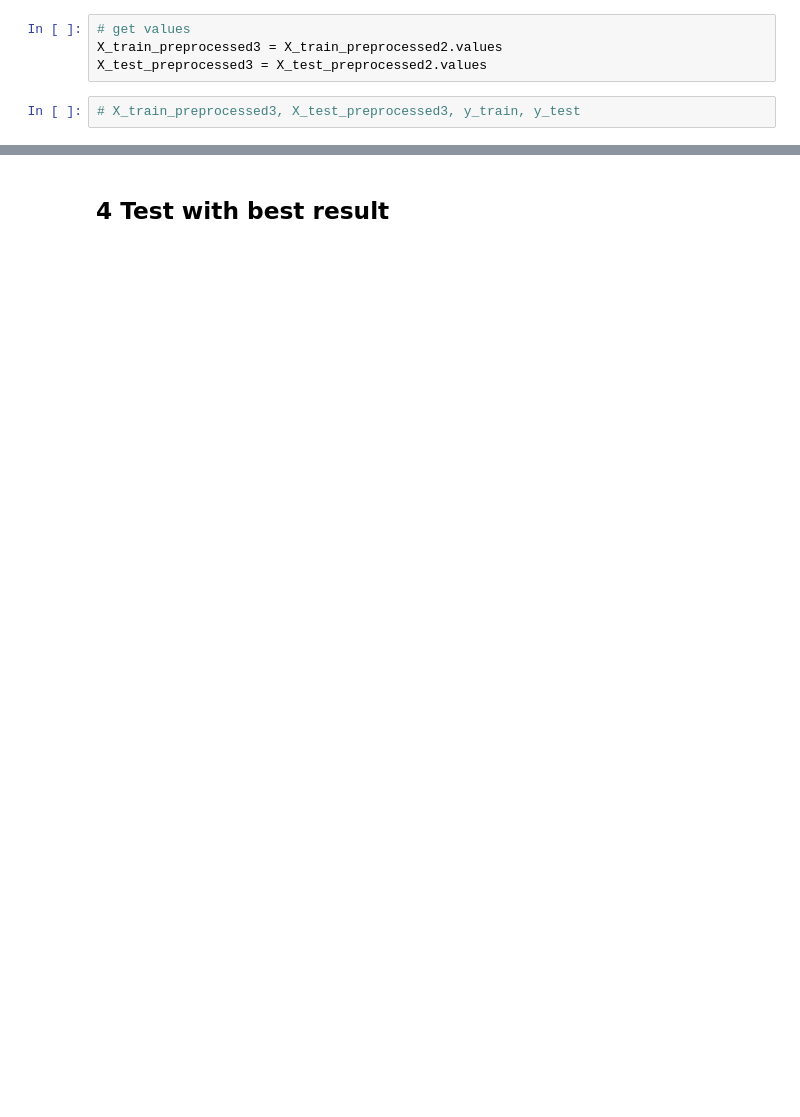
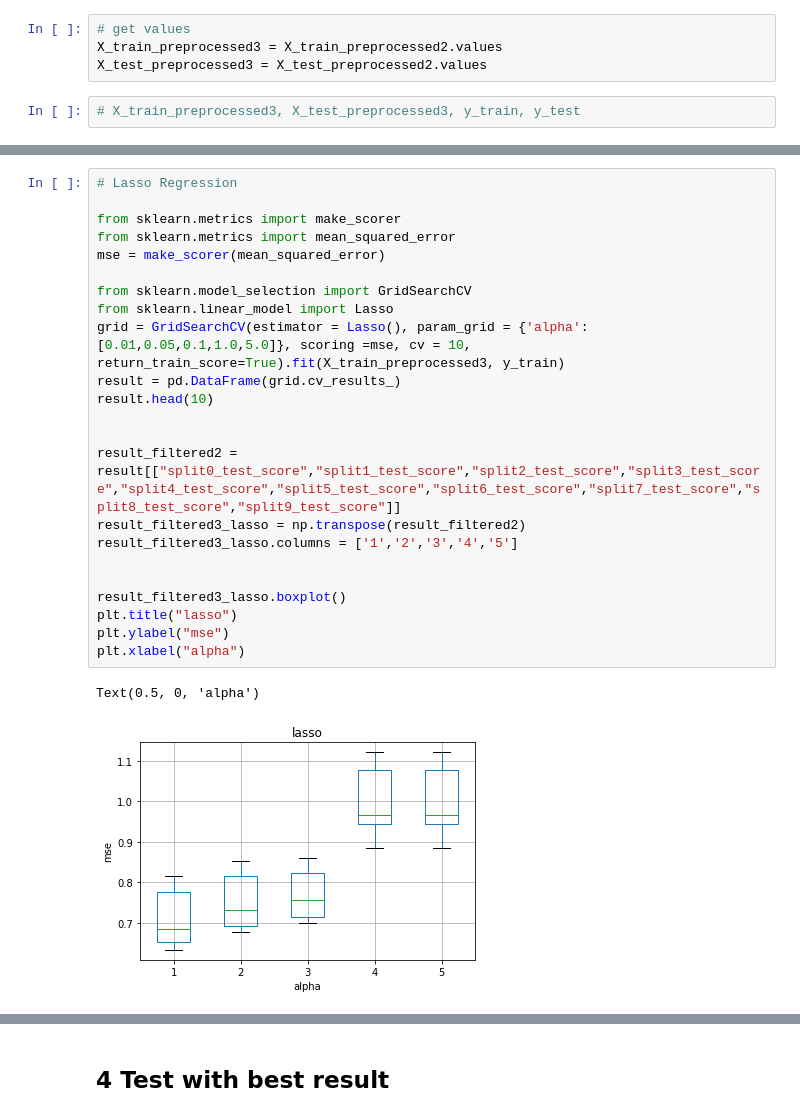
Before and after one commit to qinyuuu/Data-Visualization, a Jupyter notebook: Real-world Data Science.ipynb, the cells around one changed output, grey strips where cells are left out. Saved outputs shown, nothing was run; the diff lists cells and outputs as text; blank space fills up the shorter version.

```diff
--- a/Real-world Data Science.ipynb
+++ b/Real-world Data Science.ipynb
@@ -290,0 +331,26 @@ clf.score(X_test_preprocessed3,y_test)
+# %%
+# Lasso Regression
+
+from sklearn.metrics import make_scorer
+from sklearn.metrics import mean_squared_error
+mse = make_scorer(mean_squared_error)
+
+from sklearn.model_selection import GridSearchCV
+from sklearn.linear_model import Lasso
+grid = GridSearchCV(estimator = Lasso(), param_grid = {'alpha':[0.01,0.05,0.1,1.0,5.0]}, scoring =mse, cv = 10, return_train_score=True).fit(X_train_preprocessed3, y_train)
+result = pd.DataFrame(grid.cv_results_)
+result.head(10)
+
+
+result_filtered2 = result[["split0_test_score","split1_test_score","split2_test_score","split3_test_score","split4_test_score","split5_test_score","split6_test_score","split7_test_score","split8_test_score","split9_test_score"]]
+result_filtered3_lasso = np.transpose(result_filtered2)
+result_filtered3_lasso.columns = ['1','2','3','4','5']
+
+
+result_filtered3_lasso.boxplot()
+plt.title("lasso")
+plt.ylabel("mse")
+plt.xlabel("alpha")
+# %% [output]
+Text(0.5, 0, 'alpha')
+[figure, added]
```
Also changed, not shown: parts of 26 cells of this notebook.
